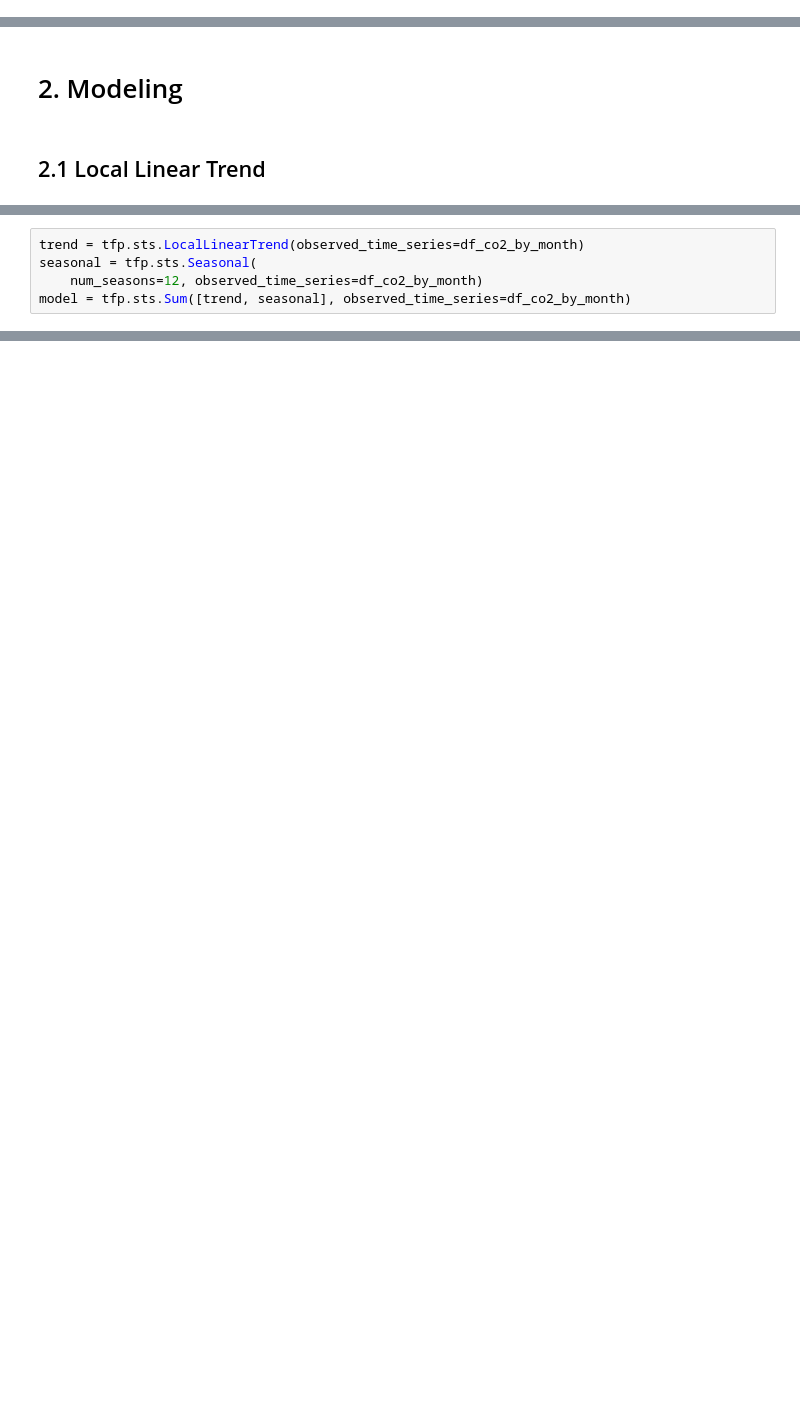
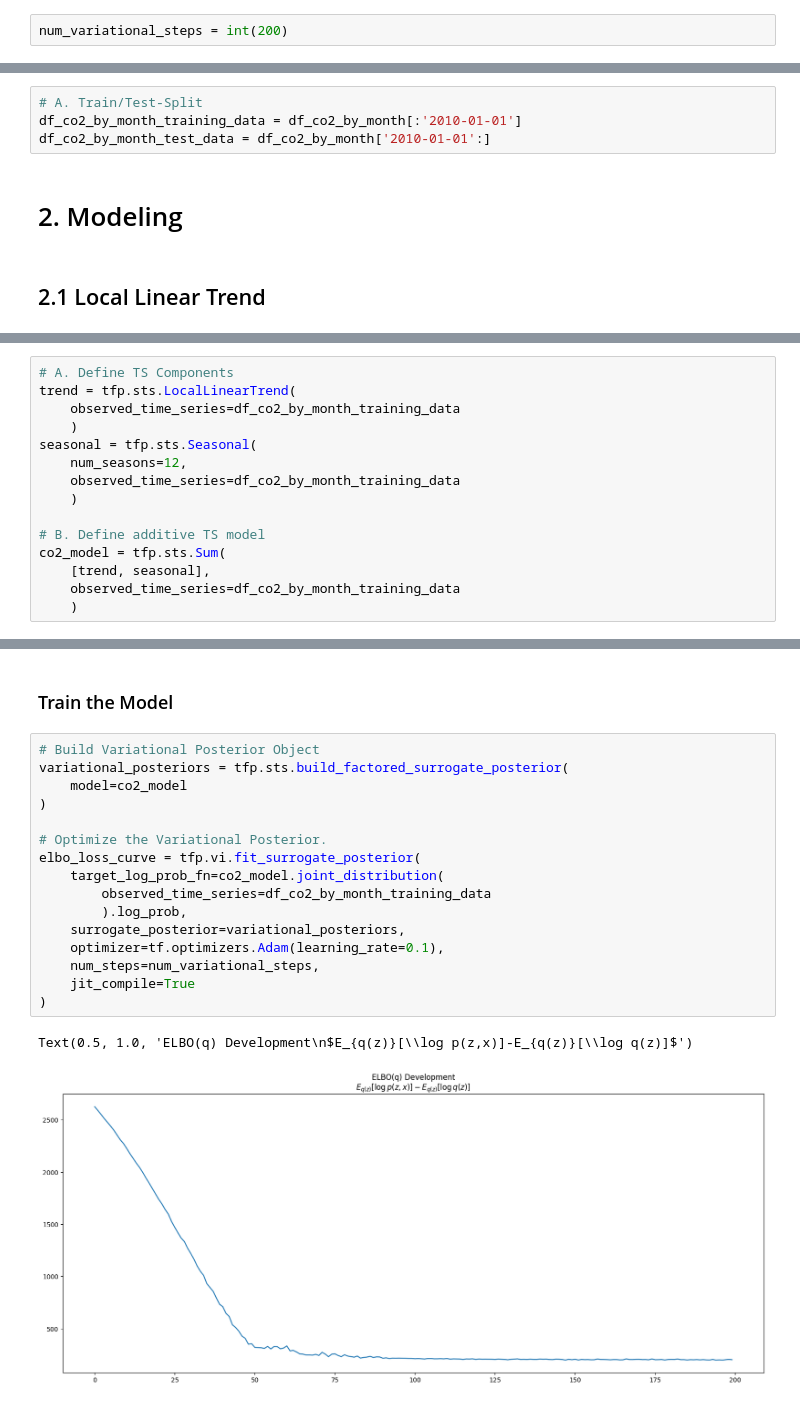
Before and after one commit to LiveProjectsByLamprecht/ForecastingWithBayesianModeling, a Jupyter notebook: notebooks/tutorials/sts_models_in_tfp.ipynb, the cells around one changed output, grey strips where cells are left out. Cells and saved outputs as stored; diff of their text form; blank space fills up the shorter version.

```diff
--- a/notebooks/tutorials/sts_models_in_tfp.ipynb
+++ b/notebooks/tutorials/sts_models_in_tfp.ipynb
@@ -21,0 +35,2 @@ RAW_DATA_FOLDER = DATA_FOLDER / "raw"
+# %%
+num_variational_steps = int(200)
@@ -61,3 +122,7 @@ Text(0.5, 1.0, 'Monthly avearge CO2 concentration, Mauna Loa, Hawaii')
+# %%
+# A. Train/Test-Split
+df_co2_by_month_training_data = df_co2_by_month[:'2010-01-01']
+df_co2_by_month_test_data = df_co2_by_month['2010-01-01':]
 # %% [markdown]
 # 2. Modeling
 # %% [markdown]
@@ -65,5 +132,15 @@ Text(0.5, 1.0, 'Monthly avearge CO2 concentration, Mauna Loa, Hawaii')
 # %%
-trend = tfp.sts.LocalLinearTrend(observed_time_series=df_co2_by_month)
+# A. Define TS Components
+trend = tfp.sts.LocalLinearTrend(
+    observed_time_series=df_co2_by_month_training_data
+    )
 seasonal = tfp.sts.Seasonal(
-    num_seasons=12, observed_time_series=df_co2_by_month)
-model = tfp.sts.Sum([trend, seasonal], observed_time_series=df_co2_by_month)
+    num_seasons=12,
+    observed_time_series=df_co2_by_month_training_data
+    )
+
+# B. Define additive TS model
+co2_model = tfp.sts.Sum(
+    [trend, seasonal],
+    observed_time_series=df_co2_by_month_training_data
+    )
@@ -69,0 +152,21 @@ model = tfp.sts.Sum([trend, seasonal], observed_time_series=df_co2_by_month)
+# %% [markdown]
+### Train the Model
+# %%
+# Build Variational Posterior Object
+variational_posteriors = tfp.sts.build_factored_surrogate_posterior(
+    model=co2_model
+)
+
+# Optimize the Variational Posterior.
+elbo_loss_curve = tfp.vi.fit_surrogate_posterior(
+    target_log_prob_fn=co2_model.joint_distribution(
+        observed_time_series=df_co2_by_month_training_data
+        ).log_prob,
+    surrogate_posterior=variational_posteriors,
+    optimizer=tf.optimizers.Adam(learning_rate=0.1),
+    num_steps=num_variational_steps,
+    jit_compile=True
+)
+# %% [output]
+Text(0.5, 1.0, 'ELBO(q) Development\n$E_{q(z)}[\\log p(z,x)]-E_{q(z)}[\\log q(z)]$')
+[figure, added]
```
Also changed, not shown: parts of 21 cells of this notebook, 3 other files.
